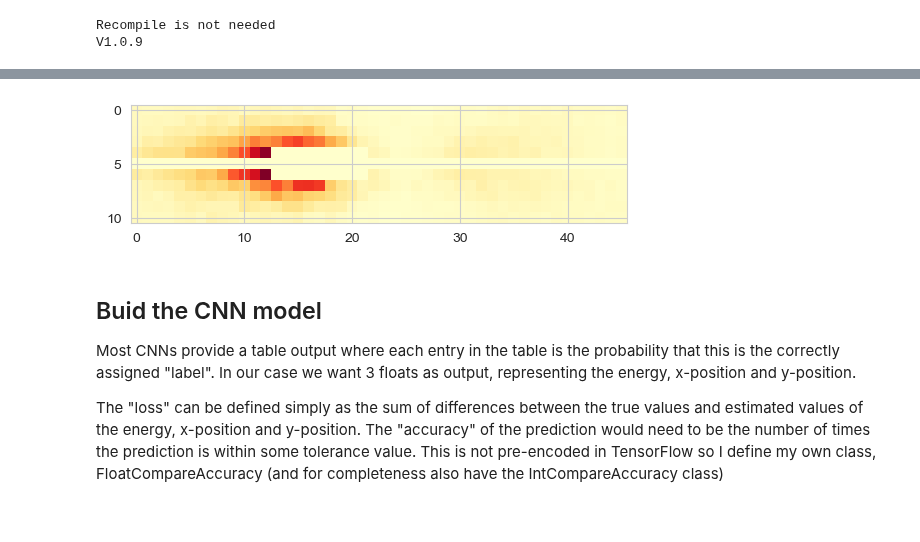
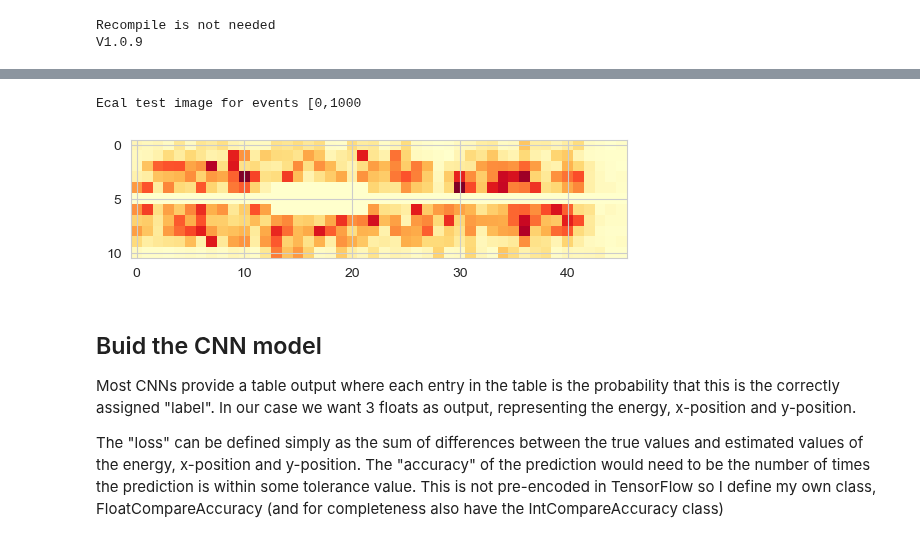
Before and after one commit to mholtrop/Analysis, a Jupyter notebook: MC2021/MC_CNN_Test.ipynb, the cells around one changed output, grey strips where cells are left out. Drawn from its saved outputs; the diff is of its cells as text; code cells hidden in the pictures.

```diff
--- a/MC2021/MC_CNN_Test.ipynb
+++ b/MC2021/MC_CNN_Test.ipynb
@@ -72,20 +75,23 @@ MminiDST version = 1.1.0
 # %%
 # Build an image of the ECal hits.
 event = 0
+Nevent = 1000
+print(f"Ecal test image for events [{event},{event+Nevent}")
 ecal_hits = np.zeros([11,46],dtype=np.float32)
-for event in range(event,event+10000):
+for event in range(event,event+Nevent):
     ch.GetEntry(event)
     for i_hit in range(len(mdst.ecal_hit_energy)):
         x_loc = mdst.ecal_hit_index_x[i_hit]
         if x_loc < 0:
             x_loc += 23
         else:
             x_loc += 22
         ecal_hits[mdst.ecal_hit_index_y[i_hit]+5,x_loc] += mdst.ecal_hit_energy[i_hit]
 plt.imshow(ecal_hits,cmap="YlOrRd") #cmap="gray"
 plt.show()
 # %% [output]
+Ecal test image for events [0,1000
-[figure, old version]
+[figure, new version]
 # %% [markdown]
 ## Buid the CNN model
 
```
Also changed, not shown: parts of 27 cells of this notebook.
